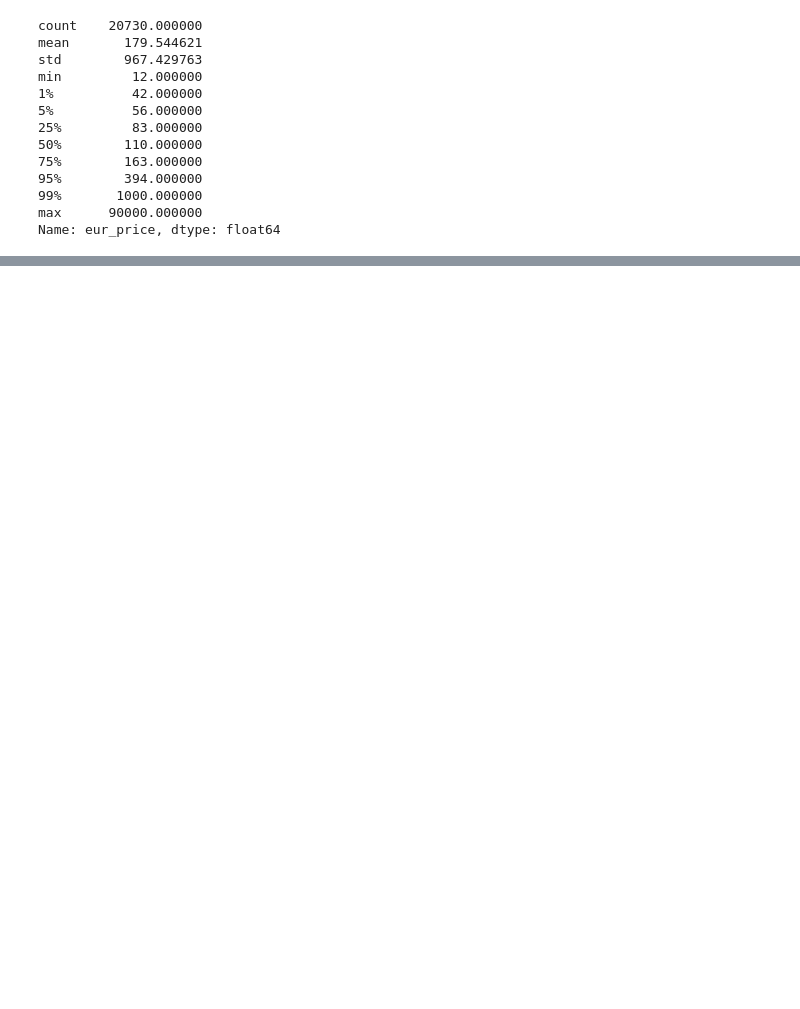
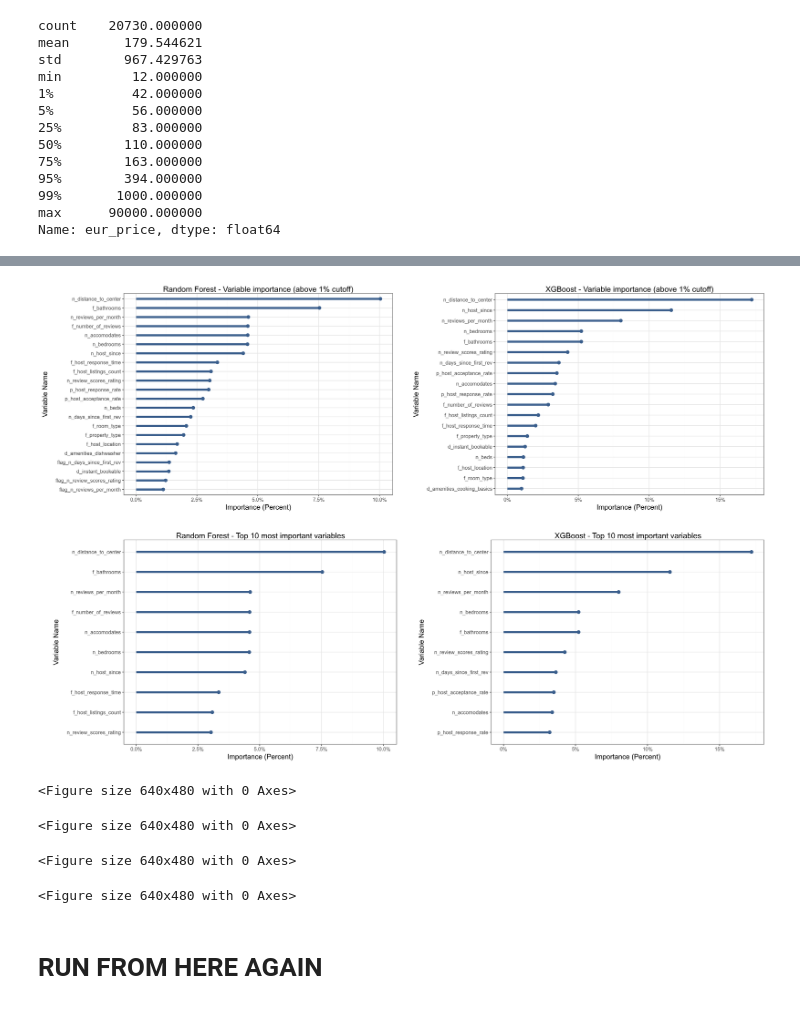
Before and after one commit to marton-nagy-marton/Data-Analysis-3, a Jupyter notebook: Home_Assignment_1/MartonNagy_DA3_HA1.ipynb, the cells around one changed output, grey strips where cells are left out. Drawn from its saved outputs; the diff is of its cells as text; code cells hidden in the pictures; blank space fills up the shorter version.

```diff
--- a/Home_Assignment_1/MartonNagy_DA3_HA1.ipynb
+++ b/Home_Assignment_1/MartonNagy_DA3_HA1.ipynb
@@ -654,0 +607,3 @@ xgb_model_cv.cv_results_["mean_test_score"].min()*-1
+# %%
+with open("model_times.json", "r", encoding="utf-8") as f:
+    model_times = json.load(f)
@@ -654,0 +850,47 @@ xgb_model_cv.cv_results_["mean_test_score"].min()*-1
+# %%
+xgb_varimp_plot_all = (
+    ggplot(
+        xgb_grouped_imp.loc[lambda x: x.imp_percentage > 0.01],
+        aes(x="reorder(varname, imp)", y="imp_percentage"),
+    )
+    + geom_point(color=color[0], size=2.5)
+    + geom_segment(
+        aes(x="varname", xend="varname", y=0, yend="imp_percentage"),
+        color=color[0],
+        size=2,
+    )
+    + ylab("Importance (Percent)")
+    + xlab("Variable Name")
+    + coord_flip()
+    + ggtitle("XGBoost - Variable importance (above 1% cutoff)")
+    + scale_y_continuous(labels=percent_format())
+    + theme_bw()
+)
+
+xgb_varimp_plot_top = (
+    ggplot(
+        xgb_grouped_imp.head(10),
+        aes(x="reorder(varname, imp)", y="imp_percentage"),
+    )
+    + geom_point(color=color[0], size=2.5)
+    + geom_segment(
+        aes(x="varname", xend="varname", y=0, yend="imp_percentage"),
+        color=color[0],
+        size=2,
+    )
+    + ylab("Importance (Percent)")
+    + xlab("Variable Name")
+    + coord_flip()
+    + ggtitle("XGBoost - Top 10 most important variables")
+    + scale_y_continuous(labels=percent_format())
+    + theme_bw()
+)
+# %%
+pw.basefigure.clear()
+display((pw.load_ggplot(rf_varimp_plot_all) | pw.load_ggplot(xgb_varimp_plot_all)) / ((pw.load_ggplot(rf_varimp_plot_top) | pw.load_ggplot(xgb_varimp_plot_top))))
+# %% [output]
+[figure, added]
+<Figure size 640x480 with 0 Axes>
+<Figure size 640x480 with 0 Axes>
+<Figure size 640x480 with 0 Axes>
+<Figure size 640x480 with 0 Axes>
@@ -654,0 +924,2 @@ xgb_model_cv.cv_results_["mean_test_score"].min()*-1
+# %% [markdown]
+# RUN FROM HERE AGAIN
```
Also changed, not shown: parts of 108 cells of this notebook.
